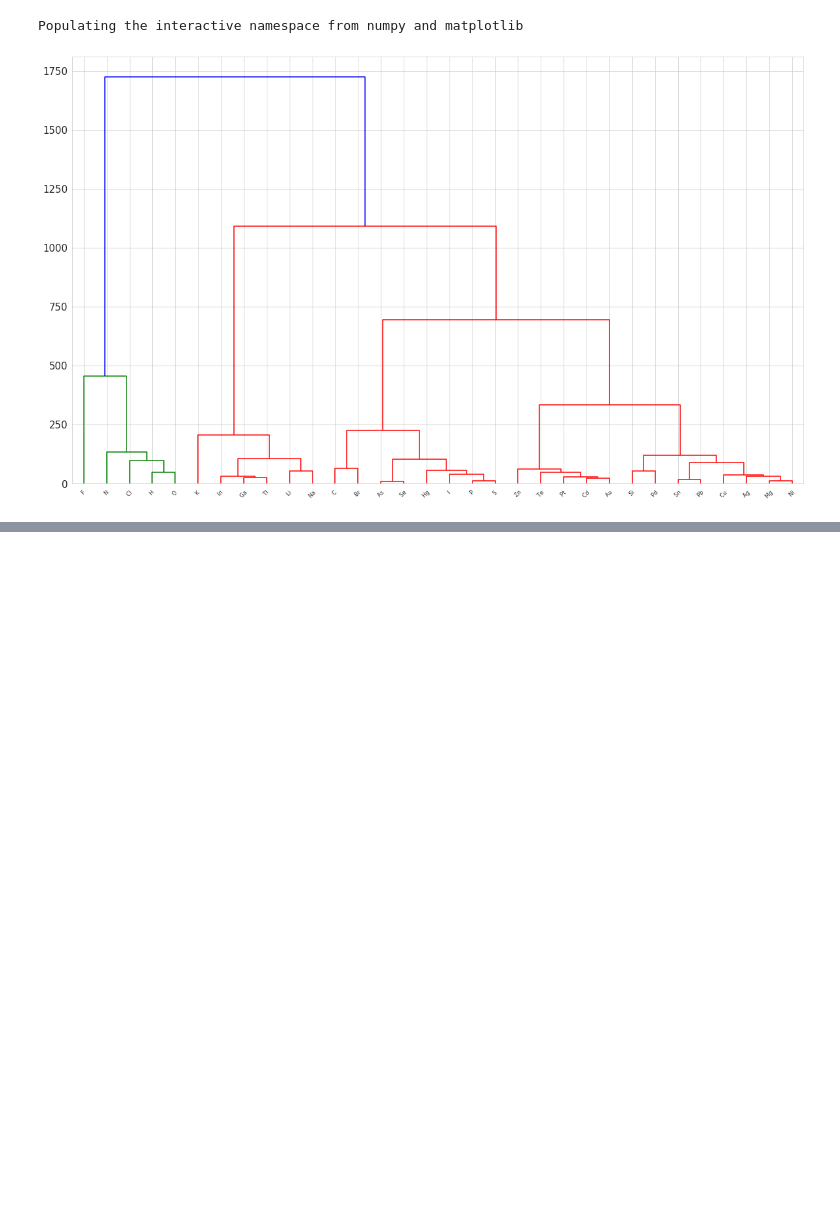
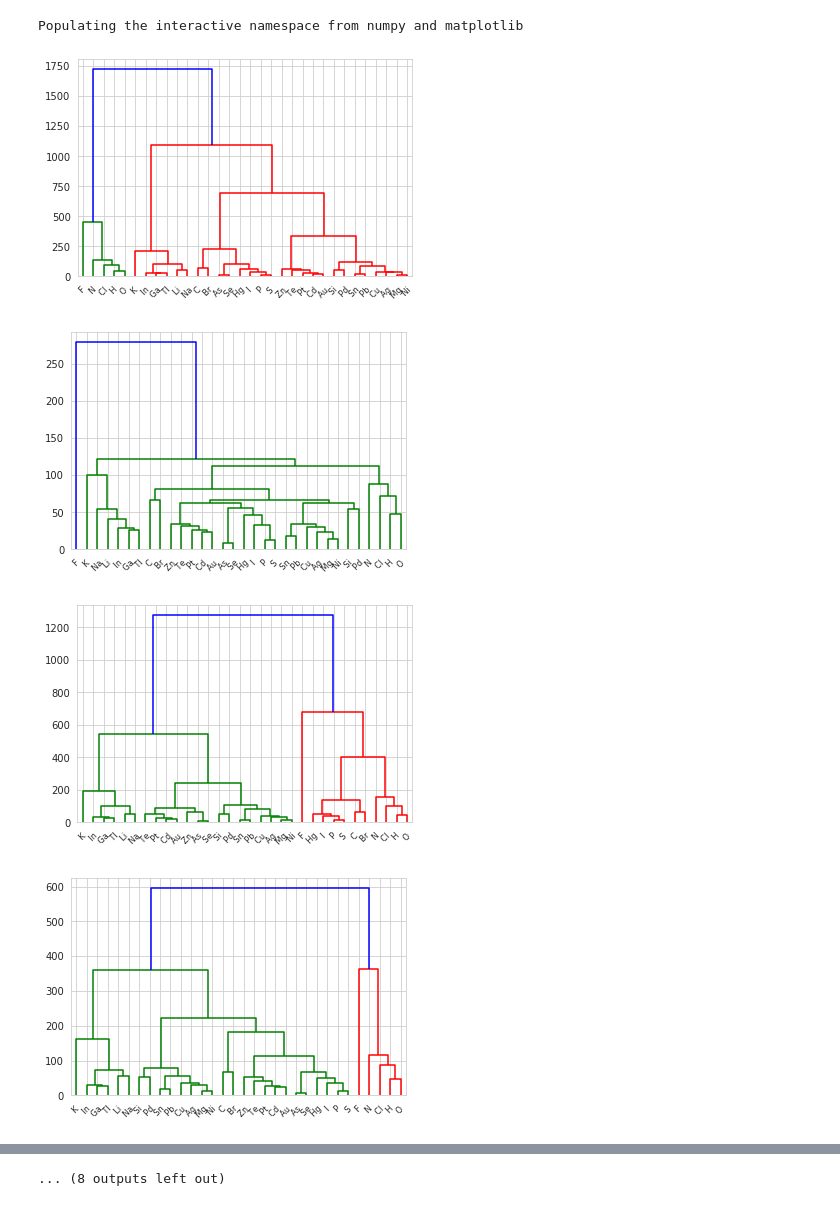
Before and after one commit to phibrainDK/tesis, a Jupyter notebook: Code.ipynb, the cells around one changed output, grey strips where cells are left out. Drawn from its saved outputs; the diff is of its cells as text; code cells hidden in the pictures; blank space fills up the shorter version.

```diff
--- a/Code.ipynb
+++ b/Code.ipynb
@@ -11,14 +11,14 @@ import numpy as np
 import scipy.cluster.hierarchy as sch
 %pylab inline
 from pylab import rcParams
-rcParams['figure.figsize'] = 20, 12
-rcParams['axes.labelsize']='large'
-rcParams['font.size']=15
+# rcParams['figure.figsize'] = 20, 12
+# rcParams['axes.labelsize']='large'
+# rcParams['font.size']=15
 import seaborn as sns
-sns.set_style("whitegrid")
+# sns.set_style("whitegrid")
 from scipy.cluster import hierarchy
 from skbio import TreeNode
-
+from google.colab import files
 
 #-------------------------------------------------------
 # Consensus Tree
@@ -37,25 +37,43 @@ dataset_t=dataset.iloc[:, [1, 6, 7, 9, 10, 11]]
 dataset_t=dataset_t.dropna()
 data_labels=dataset_t.iloc[:, 0]
 # print(data_labels)
-data_values=dataset_t.iloc[:, [1, 2, 3, 4]]
-# print(data_values)
+# data_values=dataset_t.iloc[:, [1, 2, 3, 4]]
+# print(data_values, "aca")
 data_labels=data_labels.transpose()
 
+list_metricas=['euclidean', 'cosine', 'correlation', 'hamming']
+list_metodos=['ward', 'single', 'complete', 'average', 'weighted', 'centroid']
+# ind=[1, 2, 3, 4]
 
 #testear la cantidad de null types
 # print(dataset_t.isnull().sum().sum())
 
-c_dist=pdist(data_values),
-a=linkage(data_values,  metric='euclidean', method='ward')
-b=linkage(data_values, metric='euclidean', method='ward')
-c=linkage(data_values, metric='euclidean', method='ward' )
-d=linkage(data_values, metric='euclidean', method='ward')
-# X=dendrogram(a, labels=list(data_labels))
-# Y=dendrogram(b, labels=list(data_labels))
-# Z=dendrogram(c, labels=list(data_labels))
-# W=dendrogram(d, labels=list(data_labels))
+trees=[]
+
+def Find_all_dendrograms(idx, metrica, metodo):
+    cur=dataset_t.iloc[:, idx]
+    current_data_values=pdist(cur)
+    if((metodo=='ward' or metodo == 'centroid') and metrica != 'euclidean'):
+        return
+    den_cur=linkage(cur, metric=metrica, method=metodo)
+    cur_tree=dendrogram(den_cur, labels=list(data_labels))
+    matplotlib.pyplot.gcf()
+    name=""
+    name+=metrica+"_"+metodo+".png"
+    plt.savefig(name)
+    plt.show()
+    files.download(name)
+    trees.append(cur_tree)
 
 
+prueba_indices=[1, 2, 3, 4]
+
+for i in range(len(list_metricas)):
+    for j in range(len(list_metodos)):
+        Find_all_dendrograms(prueba_indices, list_metricas[i], list_metodos[j])
+
+for tree in trees:
+    print(tree)
 
 
 
@@ -68,10 +86,10 @@ d=linkage(data_values, metric='euclidean', method='ward')
 
 
 def random_hclust(m=10, n=10):
-  X = np.zeros((m, n))
-  for i in range(n):
-      X[:, i] = np.random.normal(0, 1, m)
-  return linkage(X)
+    X = np.zeros((m, n))
+    for i in range(n):
+        X[:, i] = np.random.normal(0, 1, m)
+    return linkage(X)
 
 def cut_tree(hclust, id_list, level, upper=True):
     t = TreeNode.from_linkage_matrix(hclust, id_list)
@@ -95,8 +113,8 @@ def main():
     m = 10
     n = 10
     id_list = [str(i) for i in range(m)]
-    hclust = X=dendrogram(a, labels=list(data_labels))
-    return hclust
+    # hclust = X=dendrogram(a, labels=list(data_labels))
+    #files.download('hclust.tree')
 
 if __name__ == "__main__":
     main()
@@ -152,31 +170,34 @@ def get_clust_graph(df, numclust, transpose=False, dataname=None, save=False, xt
     if transpose==True:
         aml=df.transpose()
         xl="x-axis"
     else:
         aml=df
         xl="y-axis"
     data_dist = pdist(aml.transpose()) # computing the distance
     data_link = linkage(data_dist,  metric='correlation', method='complete')#method="complete") # computing the linkage
     B=dendrogram(data_link,labels=list(aml.columns),p=numclust, truncate_mode="lastp",get_leaves=True, count_sort='ascending', show_contracted=True)
     #myInd = [i for i, c in zip(B['ivl'], B['color_list']) if c=='g']
     get_cluster_classes(B)
     ax=plt.gca()
     ax.tick_params(axis='x', which='major', labelsize=xticksize)
     ax.tick_params(axis='y', which='major', labelsize=15)
     plt.xlabel(xl)
     #plt.set_size_inches(18.5, 10.5)
     plt.ylabel('Distance')
     plt.suptitle(xl+" clustering for "+dataname, fontweight='bold', fontsize=16);
     if save:
         plt.savefig(str(df.index.name)+str(numclust)+"tr_"+str(transpose)+"dn_"+str(dataname)+save+'.png')
     else:
         print("Not saving")
     return get_cluster_classes(B)
 
 # get_clust_graph(data_values, 32, transpose=True, dataname='Dendrograma para la base de datos X', save="ww2", xticksize=9)
 #------------------------------------------------------------------------------------------------------------------------------
 
 #here code for consensus tree
 # %% [output]
 Populating the interactive namespace from numpy and matplotlib
-[figure, old version]
+[figure, new version]
+[figure, added]
+[figure, added]
+[figure, added]
@@ -182,0 +211 @@ Populating the interactive namespace from numpy and matplotlib
+... (8 outputs left out)
```
Also changed, not shown: parts of 2 cells of this notebook.
